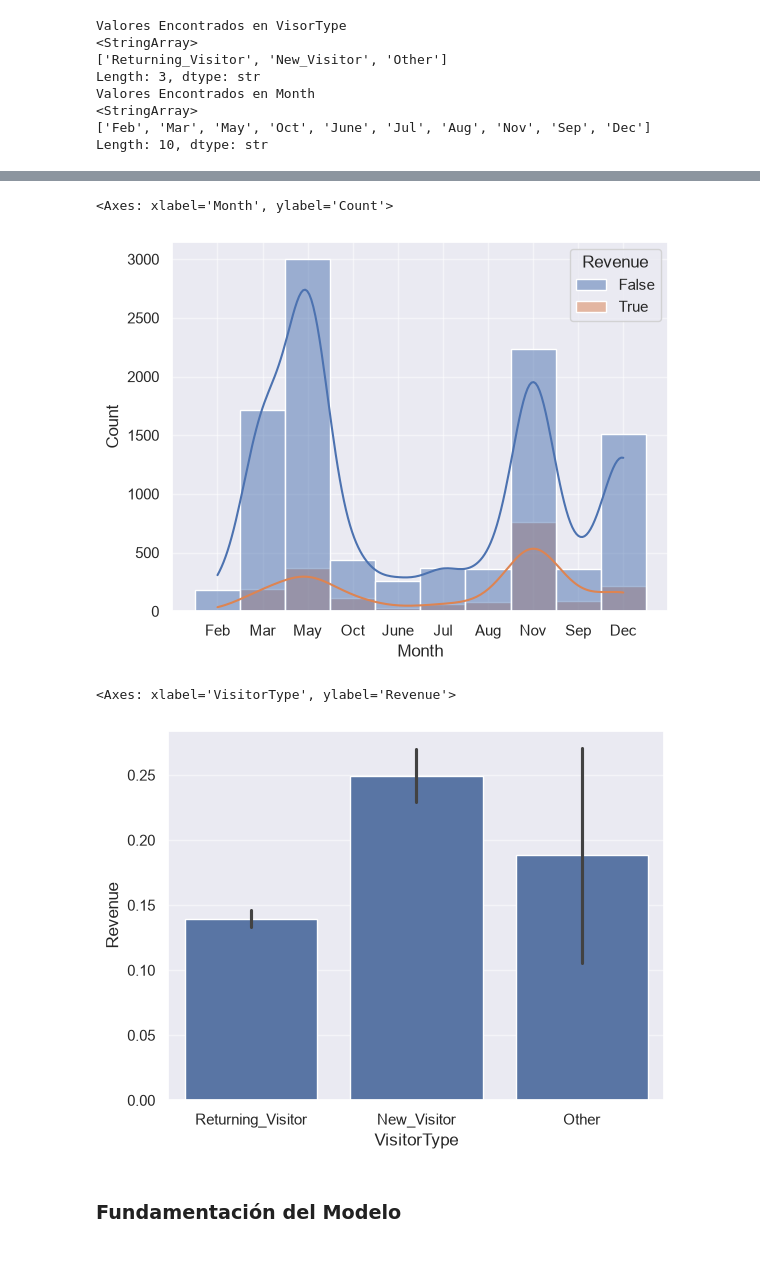
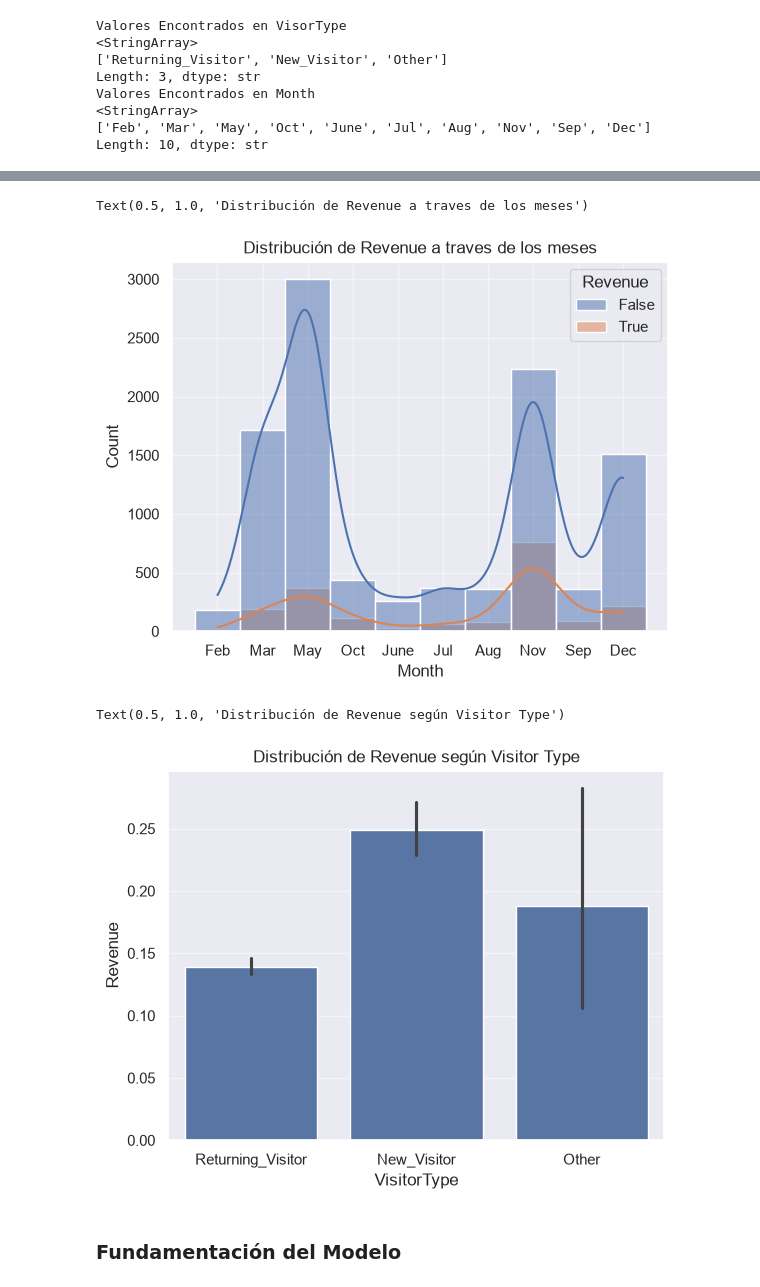
Before and after one commit to ByJuanRod/Actividad-Evaluativa, a Jupyter notebook: modelos_predictivos.ipynb, the cells around one changed output, grey strips where cells are left out. Saved outputs shown, nothing was run; the diff lists cells and outputs as text; code cells hidden in the pictures; blank space fills up the shorter version.

```diff
--- a/modelos_predictivos.ipynb
+++ b/modelos_predictivos.ipynb
@@ -97,14 +104,14 @@ Length: 10, dtype: str
 # %%
 sns.set_theme()
-sns.histplot(data=df_clasificacion,x="Month", hue="Revenue", bins=15, kde=True)
+sns.histplot(data=df_clasificacion,x="Month", hue="Revenue", bins=15, kde=True).set_title("Distribución de Revenue a traves de los meses")
 # %% [output]
-<Axes: xlabel='Month', ylabel='Count'>
+Text(0.5, 1.0, 'Distribución de Revenue a traves de los meses')
-[figure, old version]
+[figure, new version]
 # %%
-sns.barplot(data=df_clasificacion, x="VisitorType", y="Revenue")
+sns.barplot(data=df_clasificacion, x="VisitorType", y="Revenue").set_title("Distribución de Revenue según Visitor Type")
 # %% [output]
-<Axes: xlabel='VisitorType', ylabel='Revenue'>
+Text(0.5, 1.0, 'Distribución de Revenue según Visitor Type')
-[figure, old version]
+[figure, new version]
 # %% [markdown]
 <h3>Fundamentación del Modelo</h3>
 # %%
```
Also changed, not shown: parts of 1 cell of this notebook.
